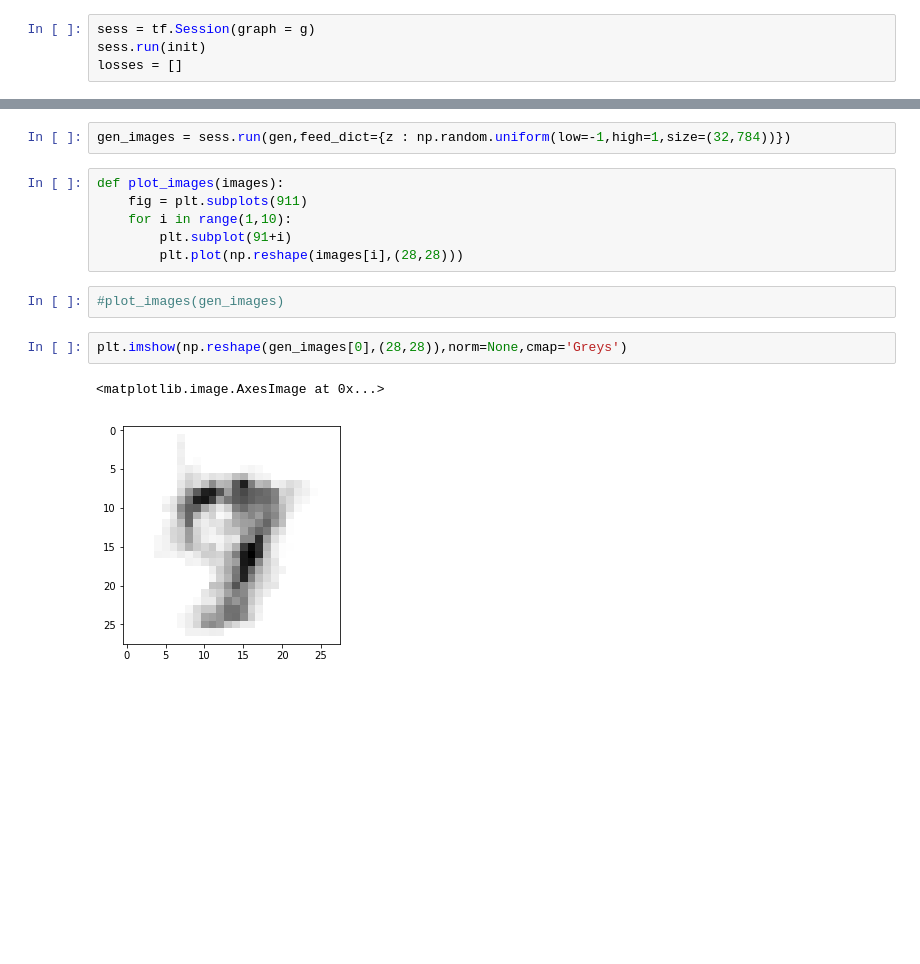
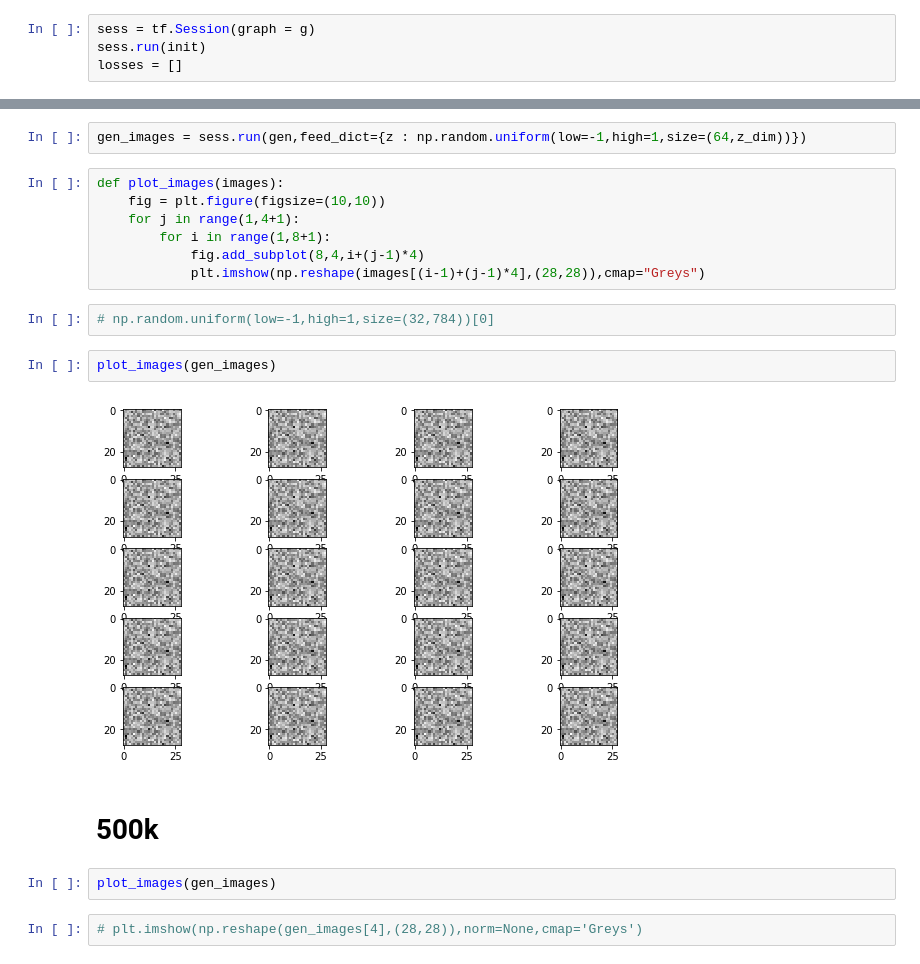
Before and after one commit to tmulc18/WGAN, a Jupyter notebook: WGAN MNIST.ipynb, the cells around one changed output, grey strips where cells are left out. Cells and saved outputs as stored; diff of their text form; blank space fills up the shorter version.

```diff
--- a/WGAN MNIST.ipynb
+++ b/WGAN MNIST.ipynb
@@ -96,15 +99,21 @@ plt.plot(losses)
 # %%
-gen_images = sess.run(gen,feed_dict={z : np.random.uniform(low=-1,high=1,size=(32,784))})
+gen_images = sess.run(gen,feed_dict={z : np.random.uniform(low=-1,high=1,size=(64,z_dim))})
 # %%
 def plot_images(images):
-    fig = plt.subplots(911)
-    for i in range(1,10):
-        plt.subplot(91+i)
-        plt.plot(np.reshape(images[i],(28,28)))
+    fig = plt.figure(figsize=(10,10))
+    for j in range(1,4+1):
+        for i in range(1,8+1):
+            fig.add_subplot(8,4,i+(j-1)*4)
+            plt.imshow(np.reshape(images[(i-1)+(j-1)*4],(28,28)),cmap="Greys")
-# %%
-#plot_images(gen_images)
+# %%
+# np.random.uniform(low=-1,high=1,size=(32,784))[0]
+# %%
+plot_images(gen_images)
+# %% [output]
+[figure, added]
+# %% [markdown]
+# 500k
+# %%
+plot_images(gen_images)
 # %%
-plt.imshow(np.reshape(gen_images[0],(28,28)),norm=None,cmap='Greys')
+# plt.imshow(np.reshape(gen_images[4],(28,28)),norm=None,cmap='Greys')
-# %% [output]
-<matplotlib.image.AxesImage at 0x...>
-[figure, removed]
```
Also changed, not shown: parts of 5 cells of this notebook, 2 other files.
